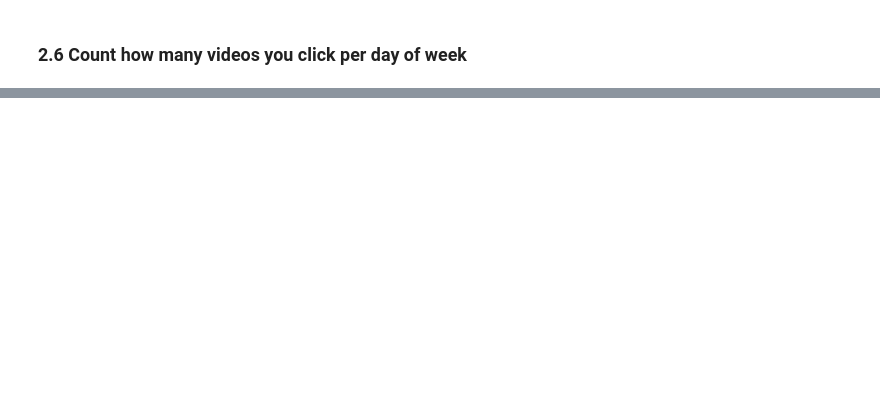
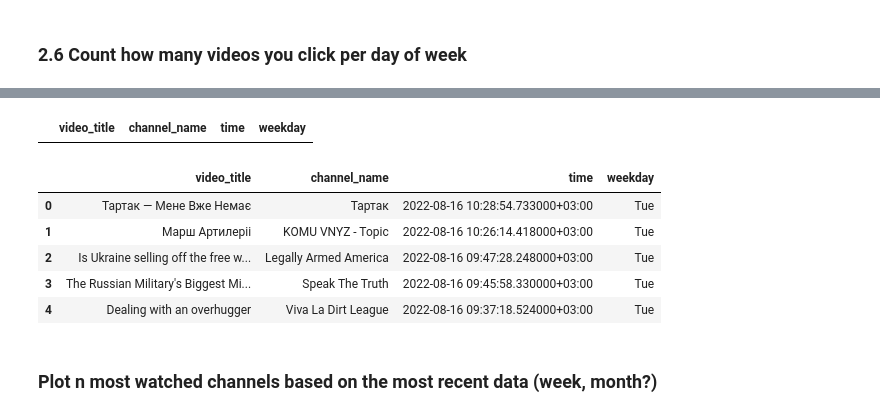
Before and after one commit to SanAntonik/yt_activity_analysis, a Jupyter notebook: explore.ipynb, the cells around one changed output, grey strips where cells are left out. Saved outputs shown, nothing was run; the diff lists cells and outputs as text; code cells hidden in the pictures; blank space fills up the shorter version.

```diff
--- a/explore.ipynb
+++ b/explore.ipynb
@@ -130,0 +156,16 @@ Name: weekday, dtype: int64
+# %%
+mask = (df['time'] > start_date) & (df['time'] <= end_date)
+df.loc[mask]
+# %% [output]
+|  | video_title | channel_name | time | weekday |
+# %%
+df.head()
+# %% [output]
+|  | video_title | channel_name | time | weekday |
+| 0 | Тартак — Мене Вже Немає | Тартак | 2022-08-16 10:28:54.733000+03:00 | Tue |
+| 1 | Марш Артилеріі | KOMU VNYZ - Topic | 2022-08-16 10:26:14.418000+03:00 | Tue |
+| 2 | Is Ukraine selling off the free w... | Legally Armed America | 2022-08-16 09:47:28.248000+03:00 | Tue |
+| 3 | The Russian Military's Biggest Mi... | Speak The Truth | 2022-08-16 09:45:58.330000+03:00 | Tue |
+| 4 | Dealing with an overhugger | Viva La Dirt League | 2022-08-16 09:37:18.524000+03:00 | Tue |
+# %% [markdown]
+### Plot n most watched channels based on the most recent data (week, month?)
```
Also changed, not shown: parts of 17 cells of this notebook.
